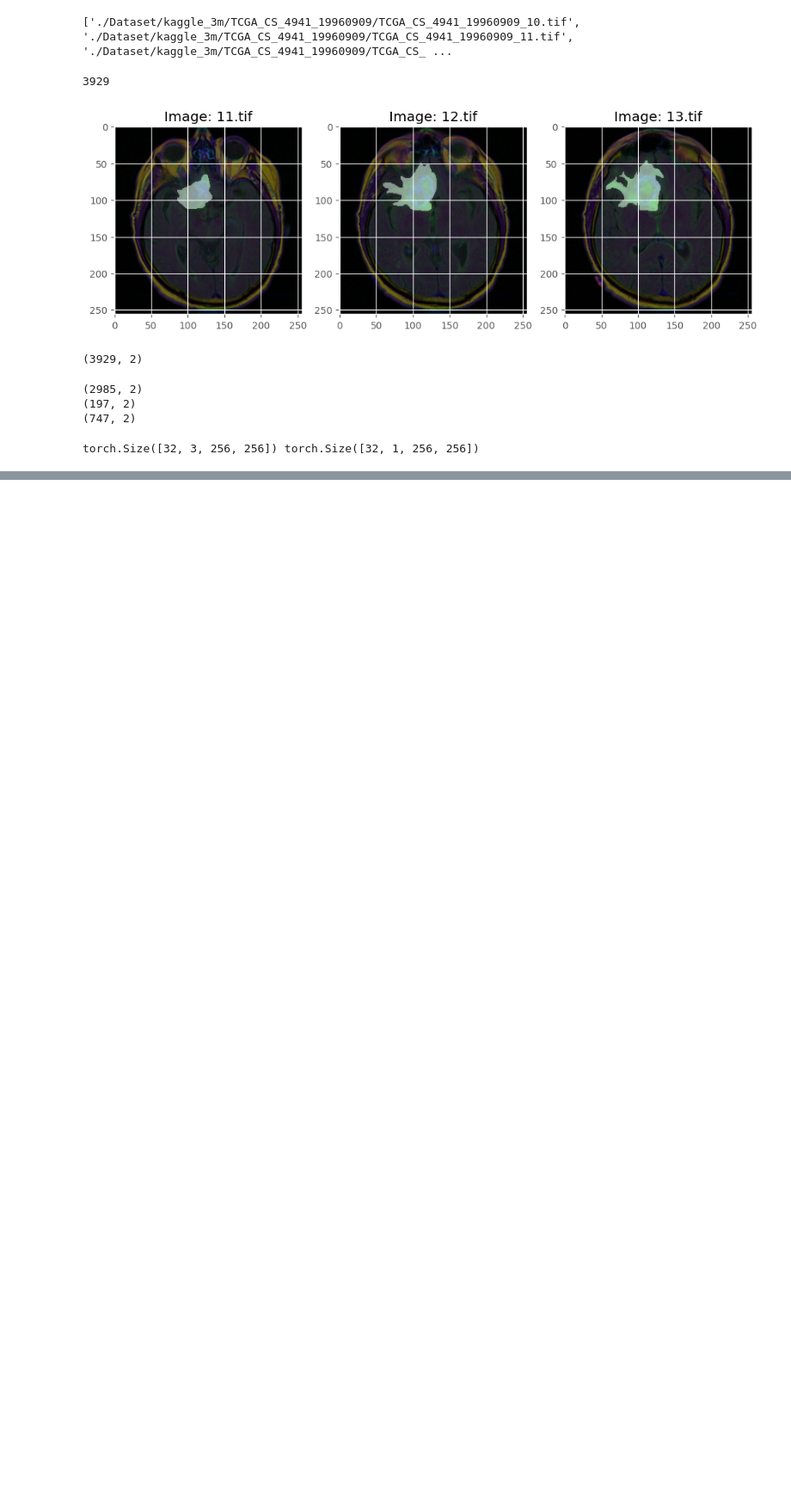
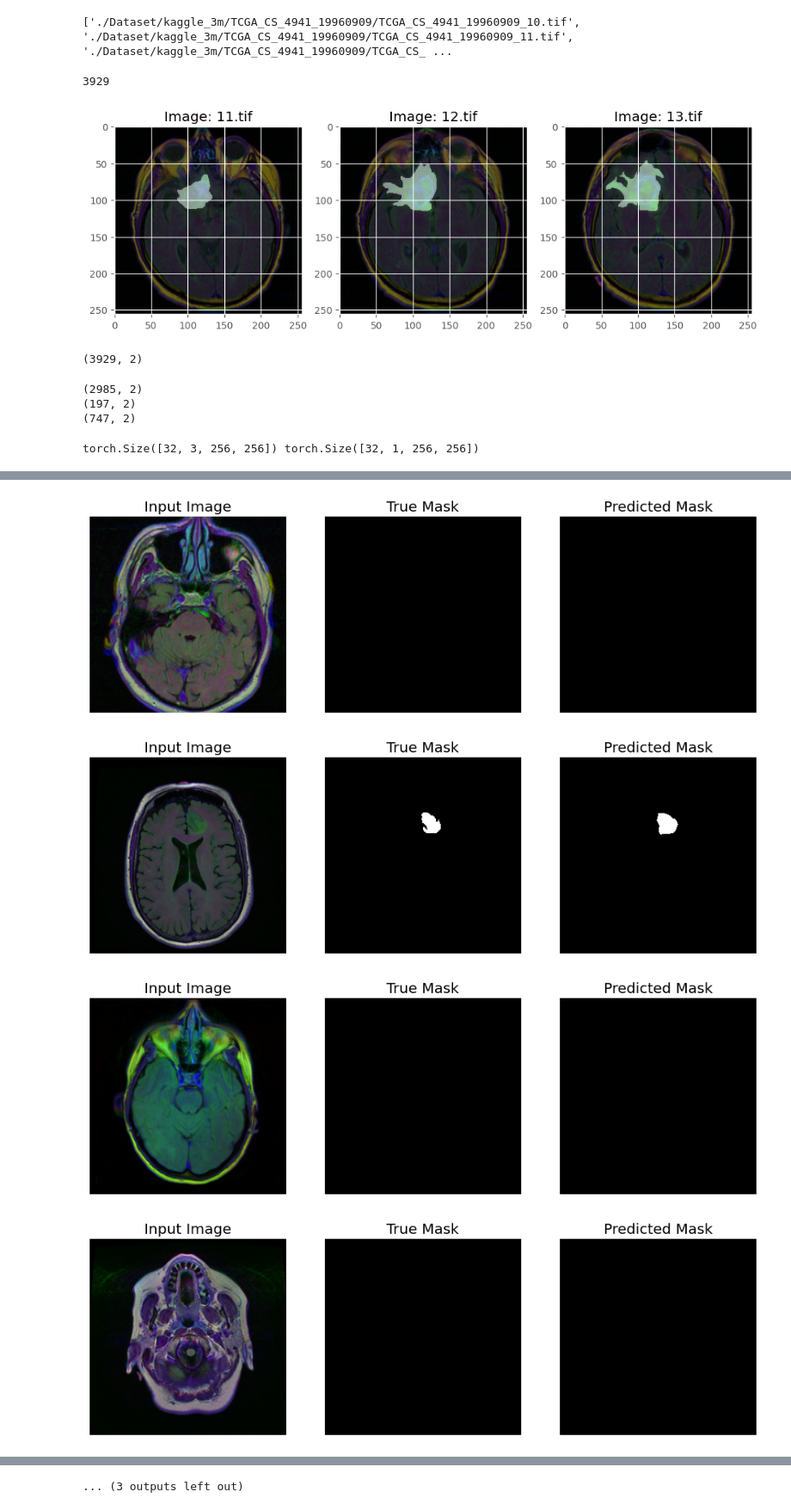
Before and after one commit to NightKing-V/TumorImageSegmentation, a Jupyter notebook: PyTorch_Model/Model.ipynb, the cells around one changed output, grey strips where cells are left out. Shown at 86% size. Cells and saved outputs as stored; diff of their text form; code cells hidden in the pictures; blank space fills up the shorter version.

Commit message:
Model Development

```diff
--- a/PyTorch_Model/Model.ipynb
+++ b/PyTorch_Model/Model.ipynb
@@ -104,9 +106,11 @@ test_mask_paths = df_test["mask"].values
 
 train_dataset = BrainTumorDataset(train_image_paths, train_mask_paths, transform=train_transform)
 val_dataset = BrainTumorDataset(val_image_paths, val_mask_paths, transform=test_transform)
+test_dataset = BrainTumorDataset(test_image_paths, test_mask_paths, transform=test_transform)
 
 train_loader = DataLoader(train_dataset, batch_size=BATCH_SIZE, shuffle=True, num_workers=0, pin_memory=True)
 val_loader = DataLoader(val_dataset, batch_size=BATCH_SIZE, shuffle=False, num_workers=0, pin_memory=True)
+test_loader = DataLoader(test_dataset, batch_size=BATCH_SIZE, shuffle=False, num_workers=0, pin_memory=True)
 
 
 # Example: one batch
@@ -272,0 +430,61 @@ Epoch 1/50
+# %%
+device = "cuda"
+
+# Initialize the model
+model = UNet().to(device)
+
+# Load the saved weights (replace with your actual path)
+model.load_state_dict(torch.load("./Models/best_unet_1.pth", map_location=device))
+
+# Set model to evaluation mode
+model.eval()
+
+# Function to plot predictions
+def plot_predictions(model, test_loader, device="cuda", num_samples=5, threshold=0.5):
+    model.eval()
+    images_shown = 0
+
+    with torch.no_grad():
+        for imgs, masks in test_loader:
+            imgs, masks = imgs.to(device), masks.to(device)
+            outputs = model(imgs)
+            preds = (outputs > threshold).float()
+
+            imgs = imgs.cpu()
+            masks = masks.cpu()
+            preds = preds.cpu()
+
+            for i in range(imgs.size(0)):
+                if images_shown >= num_samples:
+                    return
+
+                fig, axs = plt.subplots(1, 3, figsize=(12, 4))
+
+                # Original Image (scaled for visualization)
+                img = imgs[i].permute(1, 2, 0).numpy()
+                img_vis = (img - img.min()) / (img.max() - img.min() + 1e-8)  # Contrast stretch
+                axs[0].imshow(img_vis)
+                axs[0].set_title("Input Image")
+                axs[0].axis('off')
+
+
+                # Ground truth mask
+                axs[1].imshow(masks[i][0], cmap='gray')
+                axs[1].set_title("True Mask")
+                axs[1].axis('off')
+
+                # Predicted mask
+                axs[2].imshow(preds[i][0], cmap='gray')
+                axs[2].set_title("Predicted Mask")
+                axs[2].axis('off')
+
+                plt.show()
+                images_shown += 1
+
+
+plot_predictions(model, test_loader, device=device, num_samples=15)
+# %% [output]
+[figure, added]
+[figure, added]
+[figure, added]
+[figure, added]
@@ -272,0 +499 @@ Epoch 1/50
+... (3 outputs left out)
```
Also changed, not shown: parts of 6 cells of this notebook, 2 other files.
